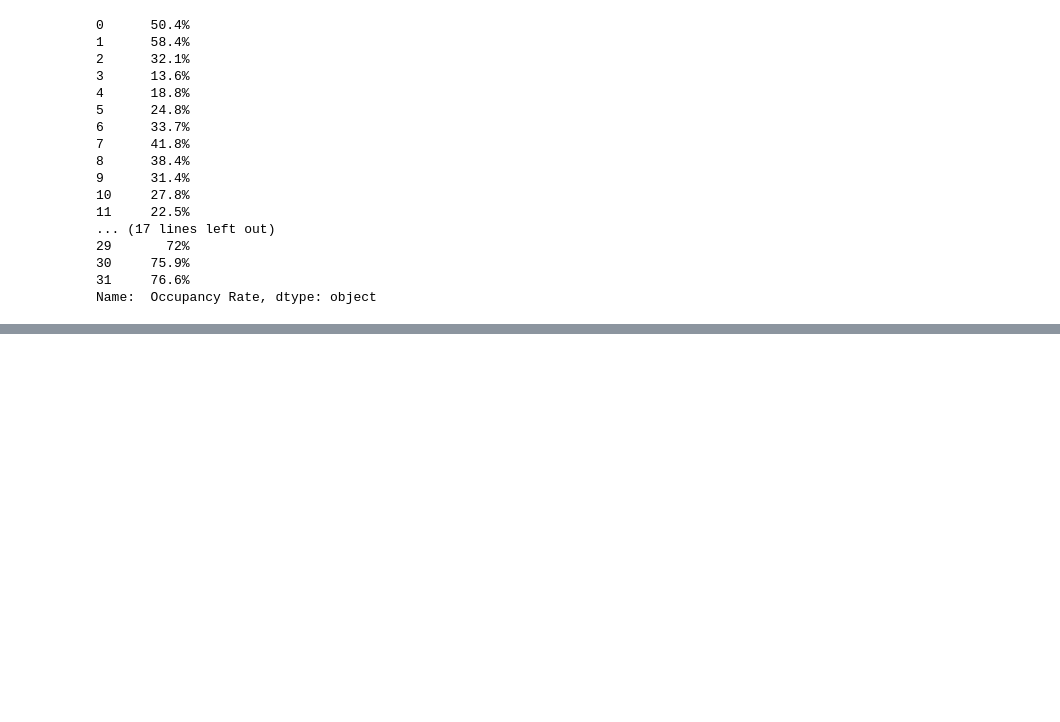
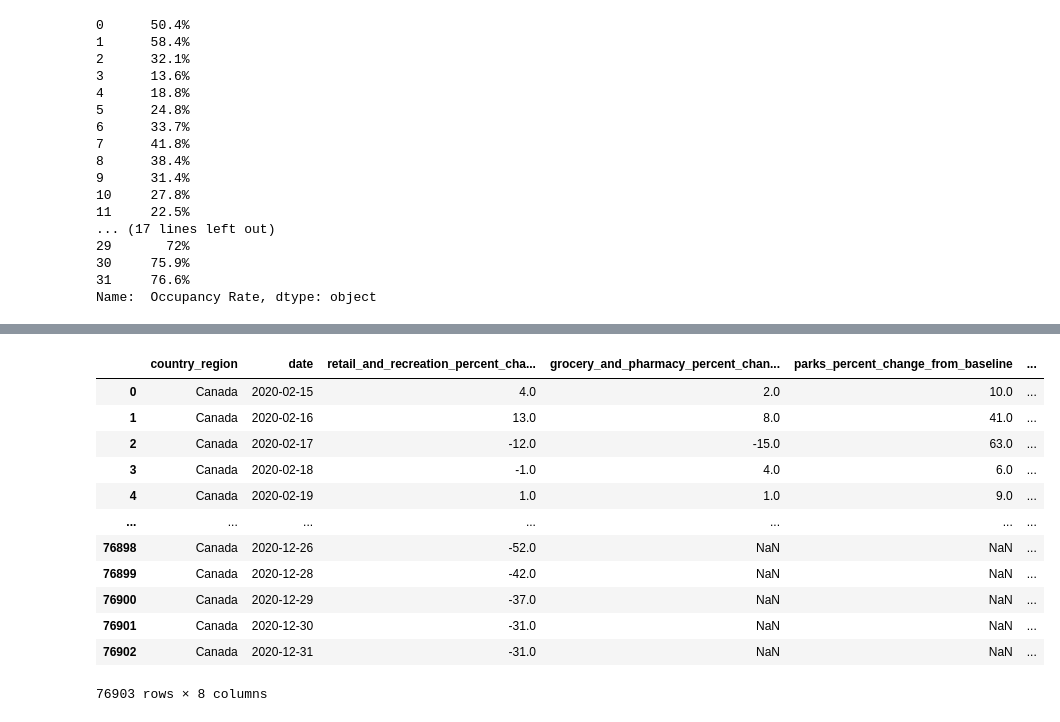
Before and after one commit to GrandChampion/Econ323-Final-project, a Jupyter notebook: main.ipynb, the cells around one changed output, grey strips where cells are left out. Saved outputs shown, nothing was run; the diff lists cells and outputs as text; code cells hidden in the pictures; blank space fills up the shorter version.

```diff
--- a/main.ipynb
+++ b/main.ipynb
@@ -20,3 +15,35 @@ monthlyCanadaHotelInfo = pd.read_csv("./src/MonthlyCanadaHotel.csv")
+# %%
+rawHomeRestrictionData = pd.read_csv("./src/stay-at-home-covid.csv")
+rawFaceCoveringData = pd.read_csv("./src/face-covering-policies-covid.csv")
+rawInternationalTravelControlData = pd.read_csv(
+    "./src/international-travel-covid.csv")
+monthlyCanadaHotelInfo = pd.read_csv("./src/MonthlyCanadaHotel.csv")
+# Mobility data
+brazil2020Mobility = pd.read_csv(
+    "./src/2020 mobility/2020_BR_Region_Mobility_Report.csv")
+canada2020Mobility = pd.read_csv(
+    "./src/2020 mobility/2020_CA_Region_Mobility_Report.csv")
+japan2020Mobility = pd.read_csv(
+    "./src/2020 mobility/2020_JP_Region_Mobility_Report.csv")
+korea2020Mobility = pd.read_csv(
+    "./src/2020 mobility/2020_KR_Region_Mobility_Report.csv")
+mexico2020Mobility = pd.read_csv(
+    "./src/2020 mobility/2020_MX_Region_Mobility_Report.csv")
+us2020Mobility = pd.read_csv(
+    "./src/2020 mobility/2020_US_Region_Mobility_Report.csv")
+
+brazil2021Mobility = pd.read_csv(
+    "./src/2021 mobility/2021_BR_Region_Mobility_Report.csv")
+canada2021Mobility = pd.read_csv(
+    "./src/2021 mobility/2021_CA_Region_Mobility_Report.csv")
+japan2021Mobility = pd.read_csv(
+    "./src/2021 mobility/2021_JP_Region_Mobility_Report.csv")
+korea2021Mobility = pd.read_csv(
+    "./src/2021 mobility/2021_KR_Region_Mobility_Report.csv")
+mexico2021Mobility = pd.read_csv(
+    "./src/2021 mobility/2021_MX_Region_Mobility_Report.csv")
+us2021Mobility = pd.read_csv(
+    "./src/2021 mobility/2021_US_Region_Mobility_Report.csv")
 # %% [markdown]
 ### Extract data from US, Canada, Mexico, Brazil, China, Japan and South Korea
 # %%
@@ -162,0 +190,21 @@ ax.plot(x,y)
+# %%
+# API: process mobility dataframe
+def dataProcessor(df):
+    return df.iloc[:, [1, 8, 9, 10, 11, 12, 13, 14]]
+
+
+dataProcessor(canada2020Mobility)
+# %% [output]
+|  | country_region | date | retail_and_recreation_percent_cha... | grocery_and_pharmacy_percent_chan... | parks_percent_change_from_baseline | ... |
+| 0 | Canada | 2020-02-15 | 4.0 | 2.0 | 10.0 | ... |
+| 1 | Canada | 2020-02-16 | 13.0 | 8.0 | 41.0 | ... |
+| 2 | Canada | 2020-02-17 | -12.0 | -15.0 | 63.0 | ... |
+| 3 | Canada | 2020-02-18 | -1.0 | 4.0 | 6.0 | ... |
+| 4 | Canada | 2020-02-19 | 1.0 | 1.0 | 9.0 | ... |
+| ... | ... | ... | ... | ... | ... | ... |
+| 76898 | Canada | 2020-12-26 | -52.0 | NaN | NaN | ... |
+| 76899 | Canada | 2020-12-28 | -42.0 | NaN | NaN | ... |
+| 76900 | Canada | 2020-12-29 | -37.0 | NaN | NaN | ... |
+| 76901 | Canada | 2020-12-30 | -31.0 | NaN | NaN | ... |
+| 76902 | Canada | 2020-12-31 | -31.0 | NaN | NaN | ... |
+76903 rows × 8 columns
```
Also changed, not shown: parts of 2 cells of this notebook, 12 other files.
